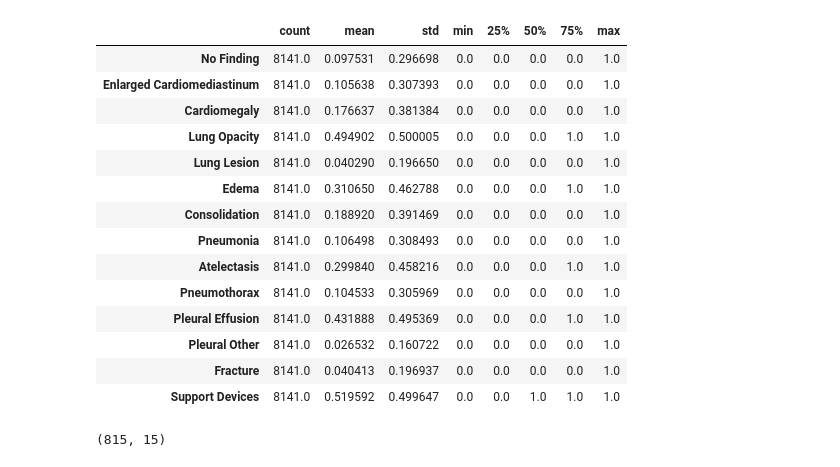
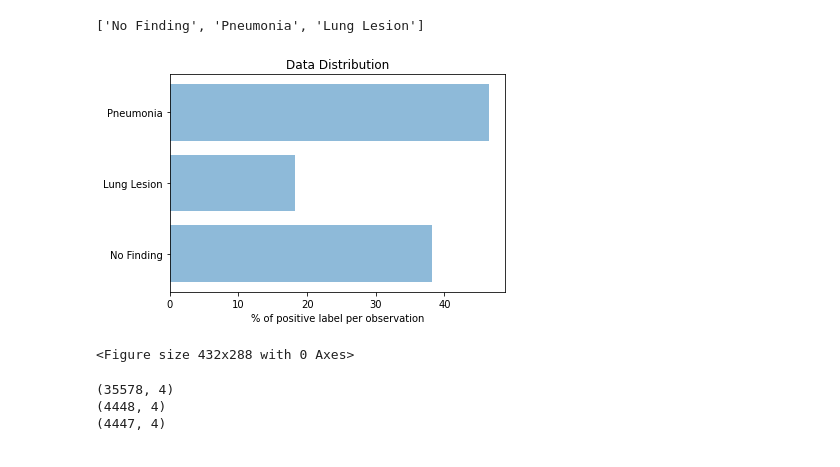
Before and after one commit to vassilispapadop/chexpert, a Jupyter notebook: Dense121_basemodel.ipynb, the cells around one changed output. Drawn from its saved outputs; the diff is of its cells as text; code cells hidden in the pictures.

```diff
--- a/Dense121_basemodel.ipynb
+++ b/Dense121_basemodel.ipynb
@@ -55,35 +88,52 @@ dtrain.head()
-# %%
-# dealing with uncertanty (-1) values
-dtrain = dtrain.replace(-1,1)
-dtrain.describe().transpose()
-# %% [output]
-|  | count | mean | std | min | 25% | 50% | 75% | max |
-| No Finding | 8141.0 | 0.097531 | 0.296698 | 0.0 | 0.0 | 0.0 | 0.0 | 1.0 |
-| Enlarged Cardiomediastinum | 8141.0 | 0.105638 | 0.307393 | 0.0 | 0.0 | 0.0 | 0.0 | 1.0 |
-| Cardiomegaly | 8141.0 | 0.176637 | 0.381384 | 0.0 | 0.0 | 0.0 | 0.0 | 1.0 |
-| Lung Opacity | 8141.0 | 0.494902 | 0.500005 | 0.0 | 0.0 | 0.0 | 1.0 | 1.0 |
-| Lung Lesion | 8141.0 | 0.040290 | 0.196650 | 0.0 | 0.0 | 0.0 | 0.0 | 1.0 |
-| Edema | 8141.0 | 0.310650 | 0.462788 | 0.0 | 0.0 | 0.0 | 1.0 | 1.0 |
-| Consolidation | 8141.0 | 0.188920 | 0.391469 | 0.0 | 0.0 | 0.0 | 0.0 | 1.0 |
-| Pneumonia | 8141.0 | 0.106498 | 0.308493 | 0.0 | 0.0 | 0.0 | 0.0 | 1.0 |
-| Atelectasis | 8141.0 | 0.299840 | 0.458216 | 0.0 | 0.0 | 0.0 | 1.0 | 1.0 |
-| Pneumothorax | 8141.0 | 0.104533 | 0.305969 | 0.0 | 0.0 | 0.0 | 0.0 | 1.0 |
-| Pleural Effusion | 8141.0 | 0.431888 | 0.495369 | 0.0 | 0.0 | 0.0 | 1.0 | 1.0 |
-| Pleural Other | 8141.0 | 0.026532 | 0.160722 | 0.0 | 0.0 | 0.0 | 0.0 | 1.0 |
-| Fracture | 8141.0 | 0.040413 | 0.196937 | 0.0 | 0.0 | 0.0 | 0.0 | 1.0 |
-| Support Devices | 8141.0 | 0.519592 | 0.499647 | 0.0 | 0.0 | 1.0 | 1.0 | 1.0 |
+# %%
+im = plt.imread('pic.jpg')
+# show the image
+plt.imshow(im)
+plt.show()
+# %% [output]
+['No Finding', 'Pneumonia', 'Lung Lesion']
+# %%
+%matplotlib inline
+features_size=[]
+features_data =[]
+features_name=[]
+#print(list(dtrain.columns[1:15]))
+for feature in list(dtrain.columns[1:4]):
+    data_feature = dtrain.loc[dtrain[feature] == 1]
+    features_size.append(data_feature.shape[0])
+    features_data.append(data_feature)
+    features_name.append(feature)
+
+objects = list(dtrain.columns[1:4])
+y_pos = np.arange(len(objects))
+performance = np.array(features_size)/dtrain.shape[0]*100
+# print(features_data)
+plt.barh(y_pos, performance, align='center', alpha=0.5)
+plt.yticks(y_pos, objects)
+plt.xlabel('% of positive label per observation')
+plt.title('Data Distribution')
+plt.show()
+plt.savefig('DataDistribute.png', bbox_inches='tight')
+# %% [output]
+[figure, added]
+<Figure size 432x288 with 0 Axes>
 # %%
 ### split data into train/valid/test
 dtrain = dtrain.sample(frac=1)
 dvalid_size = round(0.1*dtrain.shape[0])
 dtest_size = dvalid_size
+
 dtr = dtrain[0:dtrain.shape[0]-dvalid_size-dtest_size+1]
 dv = dtrain[dtrain.shape[0]-dvalid_size-dtest_size:dtrain.shape[0]-dvalid_size+1]
 dte = dtrain[dtrain.shape[0]-dvalid_size:dtrain.shape[0]+1]
 
+print(dtr.shape)
 print(dv.shape)
+print(dte.shape)
 # %% [output]
-(815, 15)
+(35578, 4)
+(4448, 4)
+(4447, 4)
 # %%
 ### data generation for Keras
 train_datagen=ImageDataGenerator(rescale=1./255)
```
Also changed, not shown: parts of 9 cells of this notebook, 14 other files.
